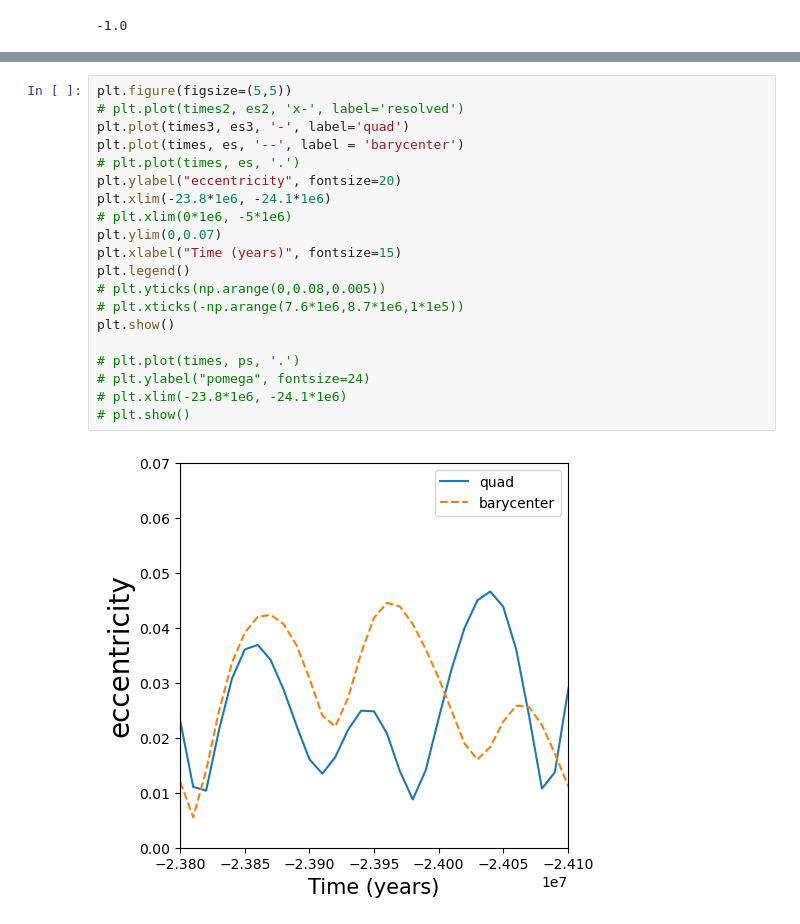
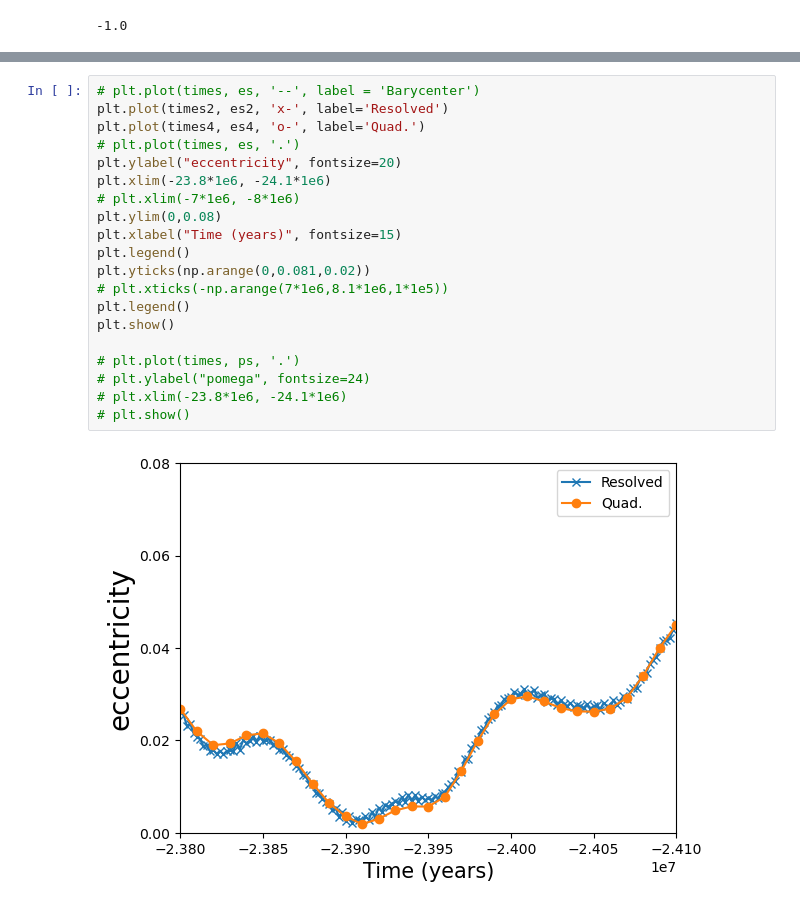
Before and after one commit to ahekster/reboundx, a Jupyter notebook: ipython_examples/Check_int.ipynb, the cells around one changed output, grey strips where cells are left out. Saved outputs shown, nothing was run; the diff lists cells and outputs as text.

```diff
--- a/ipython_examples/Check_int.ipynb
+++ b/ipython_examples/Check_int.ipynb
@@ -94,22 +207,22 @@ plt.show()
-# %%
-plt.figure(figsize=(5,5))
-# plt.plot(times2, es2, 'x-', label='resolved')
-plt.plot(times3, es3, '-', label='quad')
-plt.plot(times, es, '--', label = 'barycenter')
-# plt.plot(times, es, '.')
-plt.ylabel("eccentricity", fontsize=20)
-plt.xlim(-23.8*1e6, -24.1*1e6)
-# plt.xlim(0*1e6, -5*1e6)
-plt.ylim(0,0.07)
-plt.xlabel("Time (years)", fontsize=15)
-plt.legend()
-# plt.yticks(np.arange(0,0.08,0.005))
-# plt.xticks(-np.arange(7.6*1e6,8.7*1e6,1*1e5))
-plt.show()
-
-# plt.plot(times, ps, '.')
-# plt.ylabel("pomega", fontsize=24)
-# plt.xlim(-23.8*1e6, -24.1*1e6)
-# plt.show()
-# %% [output]
-[figure, removed]
+# %%
+# plt.plot(times, es, '--', label = 'Barycenter')
+plt.plot(times2, es2, 'x-', label='Resolved')
+plt.plot(times4, es4, 'o-', label='Quad.')
+# plt.plot(times, es, '.')
+plt.ylabel("eccentricity", fontsize=20)
+plt.xlim(-23.8*1e6, -24.1*1e6)
+# plt.xlim(-7*1e6, -8*1e6)
+plt.ylim(0,0.08)
+plt.xlabel("Time (years)", fontsize=15)
+plt.legend()
+plt.yticks(np.arange(0,0.081,0.02))
+# plt.xticks(-np.arange(7*1e6,8.1*1e6,1*1e5))
+plt.legend()
+plt.show()
+
+# plt.plot(times, ps, '.')
+# plt.ylabel("pomega", fontsize=24)
+# plt.xlim(-23.8*1e6, -24.1*1e6)
+# plt.show()
+# %% [output]
+[figure, added]
```
Also changed, not shown: parts of 13 cells of this notebook, 7 other files.
